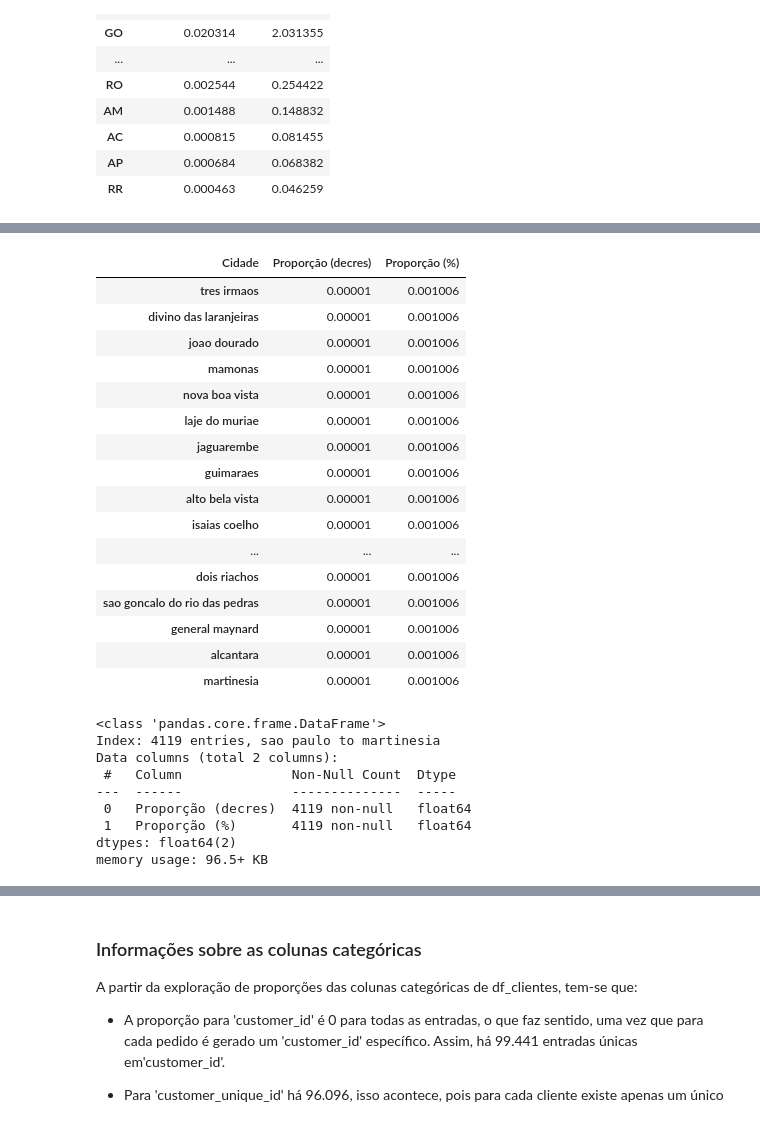
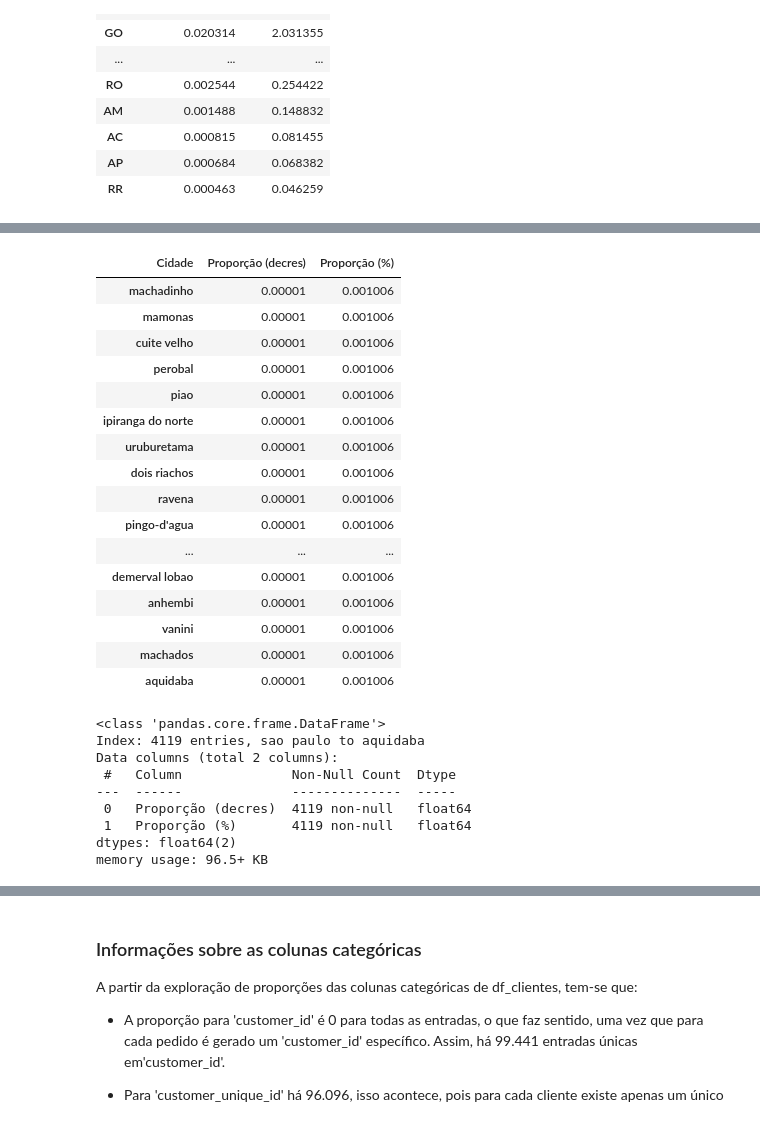
Before and after one commit to julianabpeixoto/data-science-portfolio, a Jupyter notebook: santander_coders_2023_2semestre_trilha_data_science_tecnicas_programacao_1_projeto_final/jbp_projeto_final.ipynb, the cells around one changed output, grey strips where cells are left out. Saved outputs shown, nothing was run; the diff lists cells and outputs as text; code cells hidden in the pictures.

Commit message:
Atualização 3 em nova brunch

```diff
--- a/santander_coders_2023_2semestre_trilha_data_science_tecnicas_programacao_1_projeto_final/jbp_projeto_final.ipynb
+++ b/santander_coders_2023_2semestre_trilha_data_science_tecnicas_programacao_1_projeto_final/jbp_projeto_final.ipynb
@@ -459,30 +459,30 @@ df_clientes_proporcao_cidade
 4119 rows × 2 columns
 # %%
-cidades_com_pedidos = df_clientes_proporcao_cidade[(df_clientes_proporcao_cidade['Proporção (decres)'] > 0)]
-cidades_com_pedidos.tail(20)
+df_clientes_cidades_com_pedidos = df_clientes_proporcao_cidade[(df_clientes_proporcao_cidade['Proporção (decres)'] > 0)]
+df_clientes_cidades_com_pedidos.tail(20)
 # %% [output]
 | Cidade | Proporção (decres) | Proporção (%) |
-| tres irmaos | 0.00001 | 0.001006 |
-| divino das laranjeiras | 0.00001 | 0.001006 |
-| joao dourado | 0.00001 | 0.001006 |
+| machadinho | 0.00001 | 0.001006 |
 | mamonas | 0.00001 | 0.001006 |
-| nova boa vista | 0.00001 | 0.001006 |
-| laje do muriae | 0.00001 | 0.001006 |
-| jaguarembe | 0.00001 | 0.001006 |
-| guimaraes | 0.00001 | 0.001006 |
-| alto bela vista | 0.00001 | 0.001006 |
-| isaias coelho | 0.00001 | 0.001006 |
+| cuite velho | 0.00001 | 0.001006 |
+| perobal | 0.00001 | 0.001006 |
+| piao | 0.00001 | 0.001006 |
+| ipiranga do norte | 0.00001 | 0.001006 |
+| uruburetama | 0.00001 | 0.001006 |
+| dois riachos | 0.00001 | 0.001006 |
+| ravena | 0.00001 | 0.001006 |
+| pingo-d'agua | 0.00001 | 0.001006 |
 | ... | ... | ... |
-| dois riachos | 0.00001 | 0.001006 |
-| sao goncalo do rio das pedras | 0.00001 | 0.001006 |
-| general maynard | 0.00001 | 0.001006 |
-| alcantara | 0.00001 | 0.001006 |
-| martinesia | 0.00001 | 0.001006 |
+| demerval lobao | 0.00001 | 0.001006 |
+| anhembi | 0.00001 | 0.001006 |
+| vanini | 0.00001 | 0.001006 |
+| machados | 0.00001 | 0.001006 |
+| aquidaba | 0.00001 | 0.001006 |
 # %%
-cidades_com_pedidos.info()
+df_clientes_cidades_com_pedidos.info()
 # %% [output]
 <class 'pandas.core.frame.DataFrame'>
-Index: 4119 entries, sao paulo to martinesia
+Index: 4119 entries, sao paulo to aquidaba
 Data columns (total 2 columns):
  #   Column              Non-Null Count  Dtype
 ---  ------              --------------  -----
```
Also changed, not shown: parts of 23 cells of this notebook.
